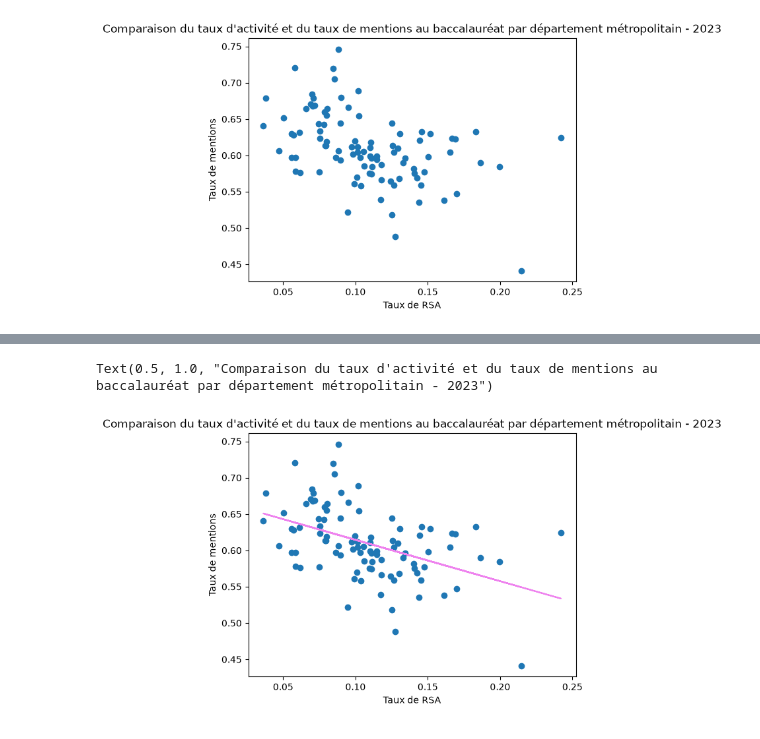
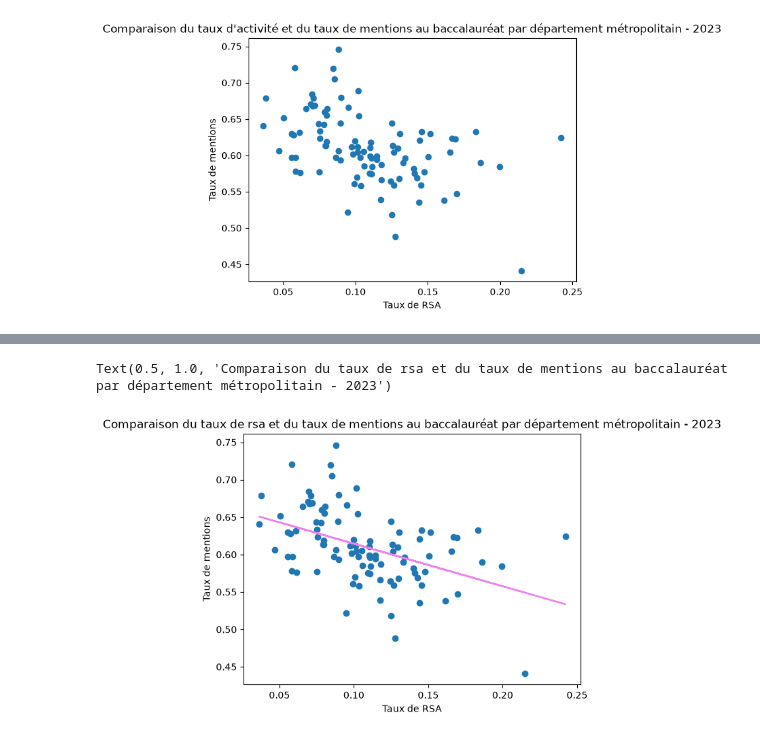
Before and after one commit to ma2nons/Projet-python, a Jupyter notebook: département/test_niveau dep.ipynb, the cells around one changed output, grey strips where cells are left out. Cells and saved outputs as stored; diff of their text form; code cells hidden in the pictures.

```diff
--- a/département/test_niveau dep.ipynb
+++ b/département/test_niveau dep.ipynb
@@ -35,0 +32,16 @@ Requirement already satisfied: six>=1.5 in /home/codespace/.local/lib/python3.14
+# %%
+emploi = pd.read_csv("../DS_RP_EMPLOI_LR_COMP_2023_data.csv",
+    sep=";",
+    dtype={"GEO": str, "EMPSTA_ENQ": str},
+    low_memory=False
+)
+
+
+emploi = emploi [['TIME_PERIOD','EMPSTA_ENQ','GEO_OBJECT','GEO','OBS_VALUE','PCS']]
+
+emploi_dep = emploi.loc[emploi["GEO_OBJECT"] == "DEP"]
+emploi_dep = emploi_dep.loc[emploi_dep["PCS"] == "_T"]
+emploi_dep = emploi_dep.loc[emploi_dep["TIME_PERIOD"] == 2023]
+
+emploi_dep = emploi_dep.pivot(index=["GEO"], columns="EMPSTA_ENQ", values="OBS_VALUE")
+emploi_dep.head()
@@ -36,11 +58,8 @@ Requirement already satisfied: six>=1.5 in /home/codespace/.local/lib/python3.14
 # %%
-emploi = pd.read_csv("../DS_RP_EMPLOI_LR_COMP_2023_data.csv",sep=";",dtype={"GEO": str,"EMPSTA_ENQ":str})
-emploi = emploi [['TIME_PERIOD','EMPSTA_ENQ','GEO_OBJECT','GEO','OBS_VALUE','PCS']]
+url = "https://api.insee.fr/melodi/file/DS_RP_EMPLOI_LR_COMP/DS_RP_EMPLOI_LR_COMP_2023_CSV_FR"
+urllib.request.urlretrieve(url,"emploi.zip")
 
-emploi_dep = emploi.loc[emploi["GEO_OBJECT"] == "DEP"]
-emploi_dep = emploi_dep.loc[emploi_dep["PCS"] == "_T"]
-emploi_dep = emploi_dep.loc[emploi_dep["TIME_PERIOD"] == 2023]
-
-emploi_dep = emploi_dep.pivot(index="GEO", columns="EMPSTA_ENQ", values="OBS_VALUE")
-emploi_dep.head()
+with zipfile.ZipFile("emploi.zip") as z:
+    with z.open("DS_RP_EMPLOI_LR_COMP_2023_data.csv") as f:
+        emploi = pd.read_csv(url,sep=";",dtype={"GEO": str,"EMPSTA_ENQ":str})
 # %% [output]
@@ -380,7 +393,7 @@ plt.plot(
 
 plt.xlabel("Taux de RSA")
 plt.ylabel("Taux de mentions")
-plt.title("Comparaison du taux d'activité et du taux de mentions au baccalauréat par département métropolitain - 2023")
+plt.title("Comparaison du taux de rsa et du taux de mentions au baccalauréat par département métropolitain - 2023")
 # %% [output]
                               OLS Regression Results
 =================================================================================
@@ -392,12 +405,12 @@ Time:                           10:04:18   Log-Likelihood:                 164.8
 No. Observations:                     96   AIC:                            -325.7
 Df Residuals:                         94   BIC:                            -320.6
 Df Model:                              1
 Covariance Type:               nonrobust
 ======================================================================================================================
 ... (9 lines left out)
 ==============================================================================
 
 Notes:
 [1] Standard Errors assume that the covariance matrix of the errors is correctly specified.
-Text(0.5, 1.0, "Comparaison du taux d'activité et du taux de mentions au baccalauréat par département métropolitain - 2023")
+Text(0.5, 1.0, 'Comparaison du taux de rsa et du taux de mentions au baccalauréat par département métropolitain - 2023')
-[figure, old version]
+[figure, new version]
```
Also changed, not shown: parts of 15 cells of this notebook, 16 other files.
